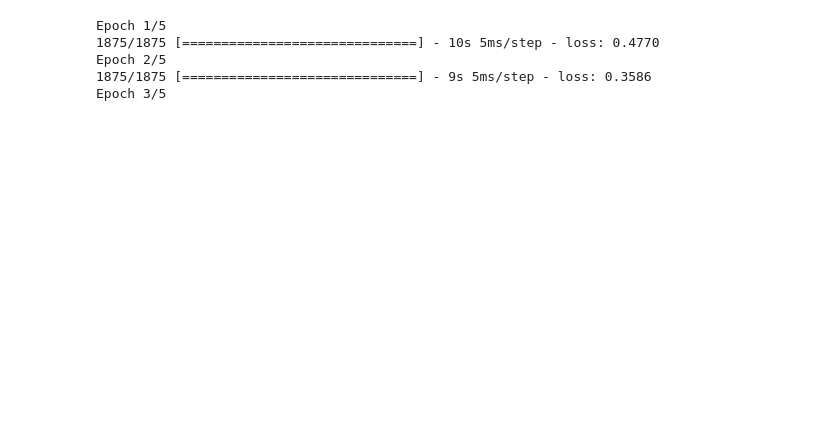
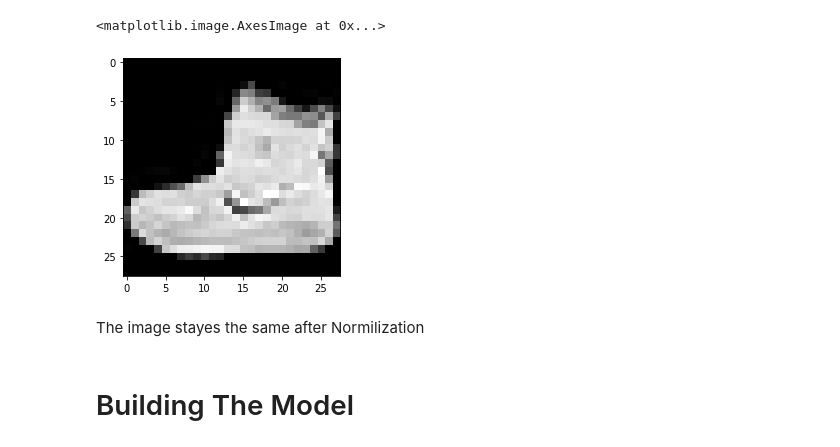
Before and after one commit to Aya-Jafar/Python, a Jupyter notebook: fashion_predection_tf.ipynb, the cells around one changed output. Saved outputs shown, nothing was run; the diff lists cells and outputs as text; code cells hidden in the pictures; blank space fills up the shorter version.

```diff
--- a/fashion_predection_tf.ipynb
+++ b/fashion_predection_tf.ipynb
@@ -25,3 +86,12 @@ Downloading data from https://storage.googleapis.com/tensorflow/tf-keras-dataset
+# %%
+plt.imshow(train_img[0],cmap='gray')
+# %% [output]
+<matplotlib.image.AxesImage at 0x...>
+[figure, added]
+# %% [markdown]
+The image stayes the same after Normilization
+# %% [markdown]
+# Building The Model
 # %%
 # Making the model of nueral network
 model = keras.Sequential(
@@ -31,21 +105,3 @@ model = keras.Sequential(
     tf.keras.layers.Dense(10, activation=tf.nn.softmax)
    ]
 )
-# %%
-model.compile(optimizer='adam', loss='sparse_categorical_crossentropy') # Learning process
-
-# training the dataset
-model.fit(train_img,train_lable,epochs=5)
-
-model.evaluate(test_img, test_lable)# testing
-
-classifications = model.predict(test_img)
-
-print(classifications)
-print(test_lable[0])
-# %% [output]
-Epoch 1/5
-1875/1875 [==============================] - 10s 5ms/step - loss: 0.4770
-Epoch 2/5
-1875/1875 [==============================] - 9s 5ms/step - loss: 0.3586
-Epoch 3/5
```
Also changed, not shown: parts of 36 cells of this notebook.
